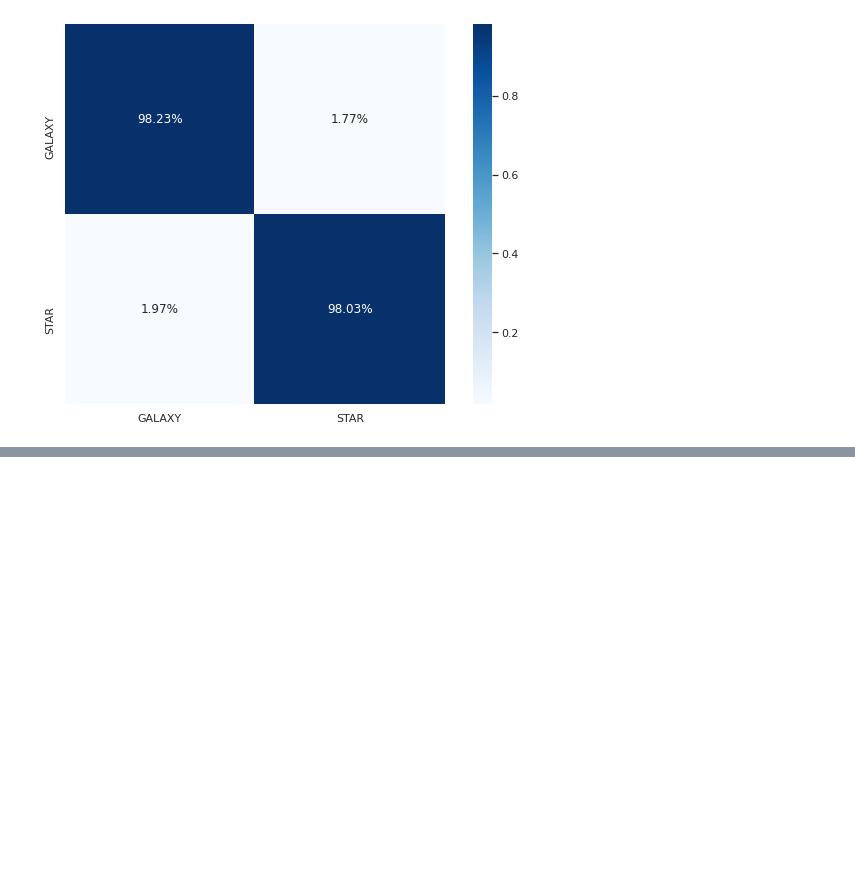
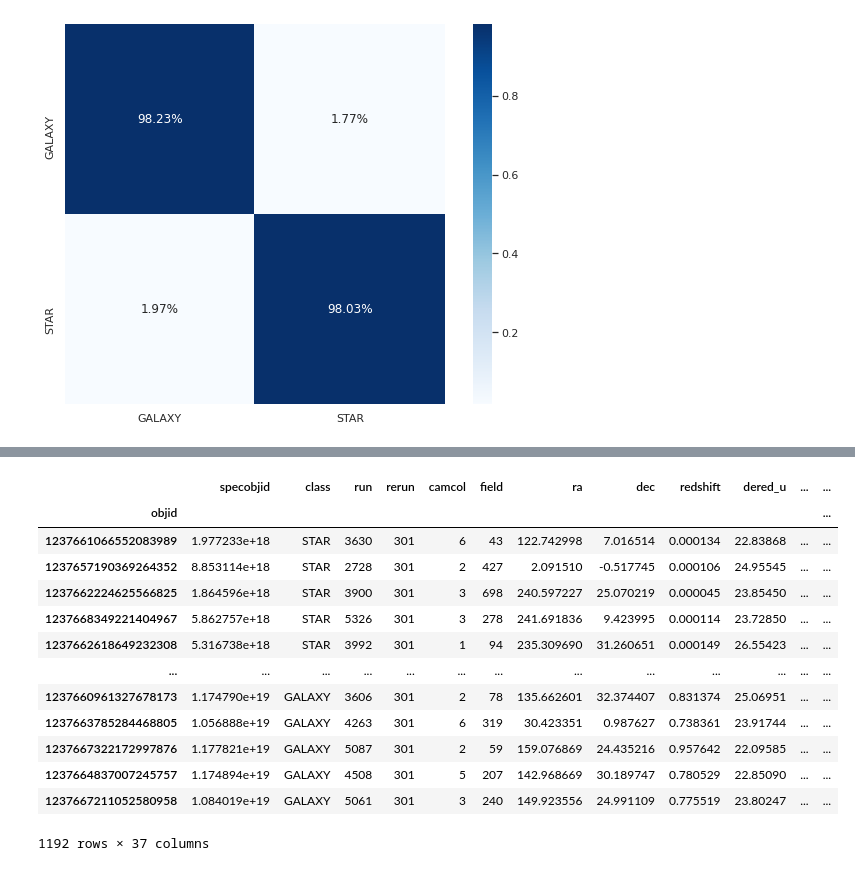
Before and after one commit to sidchaini/MargNet, a Jupyter notebook: Experiment 1/Star-Galaxy/notebook.ipynb, the cells around one changed output, grey strips where cells are left out. Drawn from its saved outputs; the diff is of its cells as text; code cells hidden in the pictures; blank space fills up the shorter version.

```diff
--- a/Experiment 1/Star-Galaxy/notebook.ipynb
+++ b/Experiment 1/Star-Galaxy/notebook.ipynb
@@ -506,0 +630,2 @@ plt.savefig("ensemble_cm.pdf")
+# %%
+subdf = df[(df["dered_r"]+df["extinction_r"])>22.5]
@@ -506,0 +637,17 @@ plt.savefig("ensemble_cm.pdf")
+# %%
+subdf
+# %% [output]
+|  | specobjid | class | run | rerun | camcol | field | ra | dec | redshift | dered_u | ... | ... |
+| objid |  |  |  |  |  |  |  |  |  |  |  | ... |
+| 1237661066552083989 | 1.977233e+18 | STAR | 3630 | 301 | 6 | 43 | 122.742998 | 7.016514 | 0.000134 | 22.83868 | ... | ... |
+| 1237657190369264352 | 8.853114e+18 | STAR | 2728 | 301 | 2 | 427 | 2.091510 | -0.517745 | 0.000106 | 24.95545 | ... | ... |
+| 1237662224625566825 | 1.864596e+18 | STAR | 3900 | 301 | 3 | 698 | 240.597227 | 25.070219 | 0.000045 | 23.85450 | ... | ... |
+| 1237668349221404967 | 5.862757e+18 | STAR | 5326 | 301 | 3 | 278 | 241.691836 | 9.423995 | 0.000114 | 23.72850 | ... | ... |
+| 1237662618649232308 | 5.316738e+18 | STAR | 3992 | 301 | 1 | 94 | 235.309690 | 31.260651 | 0.000149 | 26.55423 | ... | ... |
+| ... | ... | ... | ... | ... | ... | ... | ... | ... | ... | ... | ... | ... |
+| 1237660961327678173 | 1.174790e+19 | GALAXY | 3606 | 301 | 2 | 78 | 135.662601 | 32.374407 | 0.831374 | 25.06951 | ... | ... |
+| 1237663785284468805 | 1.056888e+19 | GALAXY | 4263 | 301 | 6 | 319 | 30.423351 | 0.987627 | 0.738361 | 23.91744 | ... | ... |
+| 1237667322172997876 | 1.177821e+19 | GALAXY | 5087 | 301 | 2 | 59 | 159.076869 | 24.435216 | 0.957642 | 22.09585 | ... | ... |
+| 1237664837007245757 | 1.174894e+19 | GALAXY | 4508 | 301 | 5 | 207 | 142.968669 | 30.189747 | 0.780529 | 22.85090 | ... | ... |
+| 1237667211052580958 | 1.084019e+19 | GALAXY | 5061 | 301 | 3 | 240 | 149.923556 | 24.991109 | 0.775519 | 23.80247 | ... | ... |
+1192 rows × 37 columns
```
Also changed, not shown: parts of 37 cells of this notebook, 13 other files.
